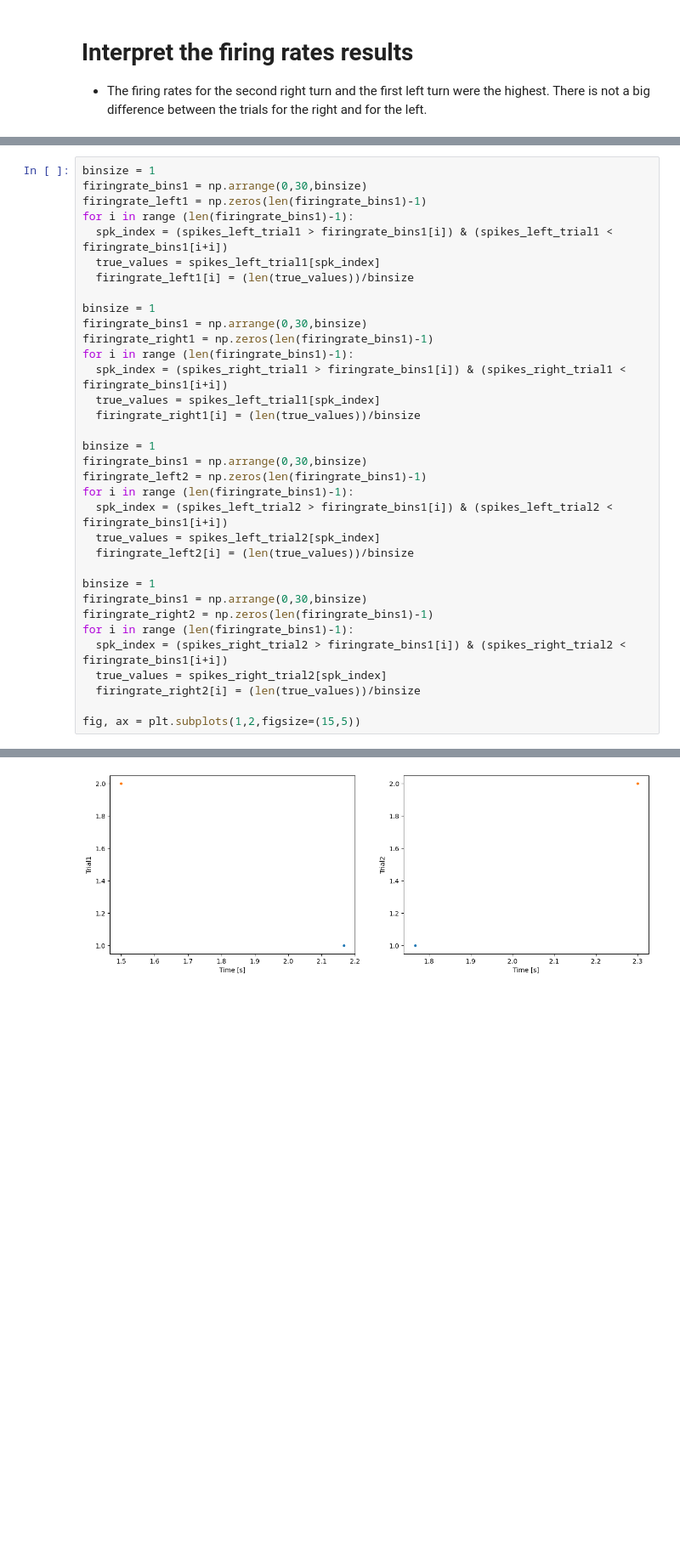
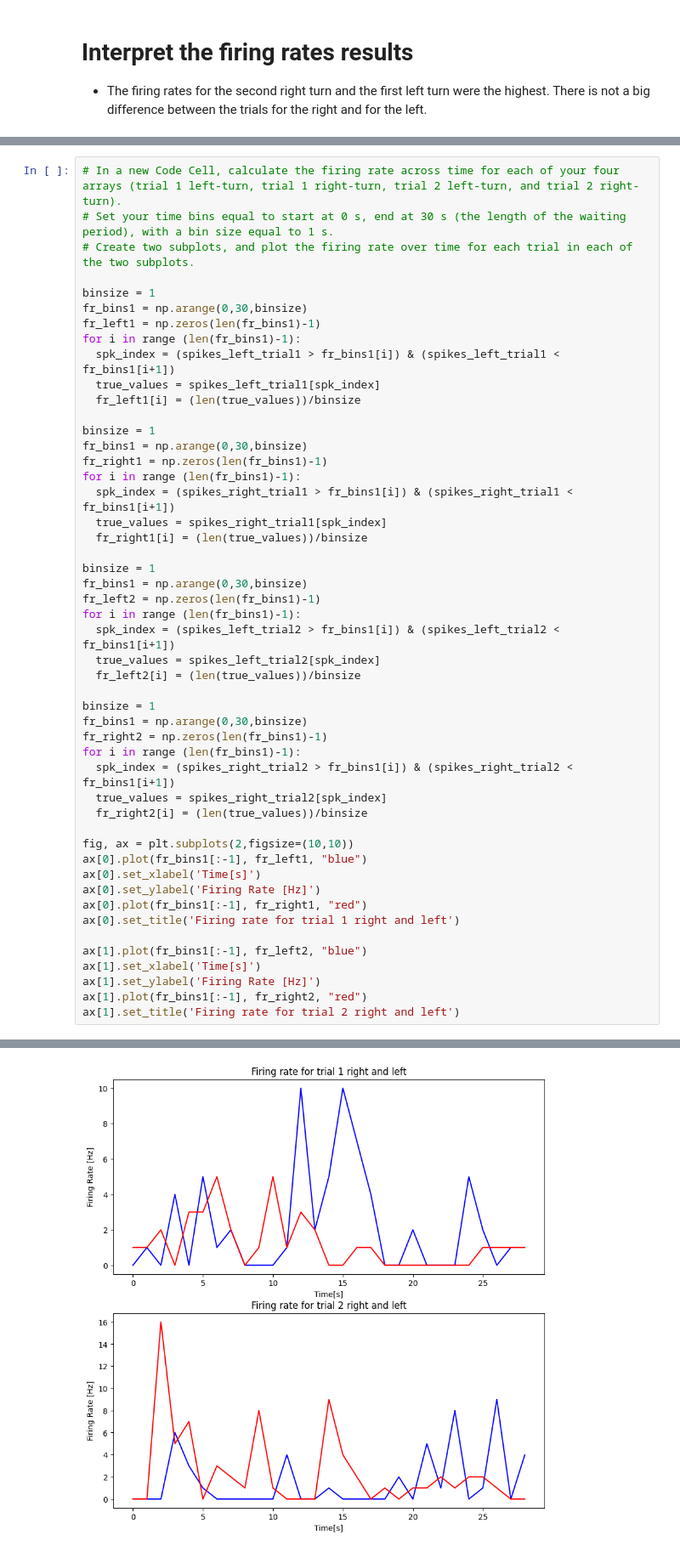
Before and after one commit to ChelseyCochrane/chelseys-repository, a Jupyter notebook: coding_homework_7.ipynb, the cells around one changed output, grey strips where cells are left out. Shown: that part at 85% size. Drawn from its saved outputs; the diff is of its cells as text; blank space fills up the shorter version.

```diff
--- a/coding_homework_7.ipynb
+++ b/coding_homework_7.ipynb
@@ -198,35 +195,50 @@ I think the neuron tends to fire in more bursts during the left trials. It fires
 # %%
-binsize = 1
-firingrate_bins1 = np.arrange(0,30,binsize)
-firingrate_left1 = np.zeros(len(firingrate_bins1)-1)
-for i in range (len(firingrate_bins1)-1):
-  spk_index = (spikes_left_trial1 > firingrate_bins1[i]) & (spikes_left_trial1 < firingrate_bins1[i+i])
-  true_values = spikes_left_trial1[spk_index]
-  firingrate_left1[i] = (len(true_values))/binsize
+# In a new Code Cell, calculate the firing rate across time for each of your four arrays (trial 1 left-turn, trial 1 right-turn, trial 2 left-turn, and trial 2 right-turn).
+# Set your time bins equal to start at 0 s, end at 30 s (the length of the waiting period), with a bin size equal to 1 s.
+# Create two subplots, and plot the firing rate over time for each trial in each of the two subplots.
 
 binsize = 1
-firingrate_bins1 = np.arrange(0,30,binsize)
-firingrate_right1 = np.zeros(len(firingrate_bins1)-1)
-for i in range (len(firingrate_bins1)-1):
-  spk_index = (spikes_right_trial1 > firingrate_bins1[i]) & (spikes_right_trial1 < firingrate_bins1[i+i])
+fr_bins1 = np.arange(0,30,binsize)
+fr_left1 = np.zeros(len(fr_bins1)-1)
+for i in range (len(fr_bins1)-1):
+  spk_index = (spikes_left_trial1 > fr_bins1[i]) & (spikes_left_trial1 < fr_bins1[i+1])
   true_values = spikes_left_trial1[spk_index]
-  firingrate_right1[i] = (len(true_values))/binsize
+  fr_left1[i] = (len(true_values))/binsize
 
 binsize = 1
-firingrate_bins1 = np.arrange(0,30,binsize)
-firingrate_left2 = np.zeros(len(firingrate_bins1)-1)
-for i in range (len(firingrate_bins1)-1):
-  spk_index = (spikes_left_trial2 > firingrate_bins1[i]) & (spikes_left_trial2 < firingrate_bins1[i+i])
-  true_values = spikes_left_trial2[spk_index]
-  firingrate_left2[i] = (len(true_values))/binsize
+fr_bins1 = np.arange(0,30,binsize)
+fr_right1 = np.zeros(len(fr_bins1)-1)
+for i in range (len(fr_bins1)-1):
+  spk_index = (spikes_right_trial1 > fr_bins1[i]) & (spikes_right_trial1 < fr_bins1[i+1])
+  true_values = spikes_right_trial1[spk_index]
+  fr_right1[i] = (len(true_values))/binsize
 
 binsize = 1
-firingrate_bins1 = np.arrange(0,30,binsize)
-firingrate_right2 = np.zeros(len(firingrate_bins1)-1)
-for i in range (len(firingrate_bins1)-1):
-  spk_index = (spikes_right_trial2 > firingrate_bins1[i]) & (spikes_right_trial2 < firingrate_bins1[i+i])
+fr_bins1 = np.arange(0,30,binsize)
+fr_left2 = np.zeros(len(fr_bins1)-1)
+for i in range (len(fr_bins1)-1):
+  spk_index = (spikes_left_trial2 > fr_bins1[i]) & (spikes_left_trial2 < fr_bins1[i+1])
+  true_values = spikes_left_trial2[spk_index]
+  fr_left2[i] = (len(true_values))/binsize
+
+binsize = 1
+fr_bins1 = np.arange(0,30,binsize)
+fr_right2 = np.zeros(len(fr_bins1)-1)
+for i in range (len(fr_bins1)-1):
+  spk_index = (spikes_right_trial2 > fr_bins1[i]) & (spikes_right_trial2 < fr_bins1[i+1])
   true_values = spikes_right_trial2[spk_index]
-  firingrate_right2[i] = (len(true_values))/binsize
+  fr_right2[i] = (len(true_values))/binsize
 
-fig, ax = plt.subplots(1,2,figsize=(15,5))
+fig, ax = plt.subplots(2,figsize=(10,10))
+ax[0].plot(fr_bins1[:-1], fr_left1, "blue")
+ax[0].set_xlabel('Time[s]')
+ax[0].set_ylabel('Firing Rate [Hz]')
+ax[0].plot(fr_bins1[:-1], fr_right1, "red")
+ax[0].set_title('Firing rate for trial 1 right and left')
+
+ax[1].plot(fr_bins1[:-1], fr_left2, "blue")
+ax[1].set_xlabel('Time[s]')
+ax[1].set_ylabel('Firing Rate [Hz]')
+ax[1].plot(fr_bins1[:-1], fr_right2, "red")
+ax[1].set_title('Firing rate for trial 2 right and left')
 # %% [output]
@@ -238 +246 @@ Text(0, 0.5, 'Trial2')
-[figure, old version]
+[figure, new version]
```
Also changed, not shown: parts of 8 cells of this notebook.
